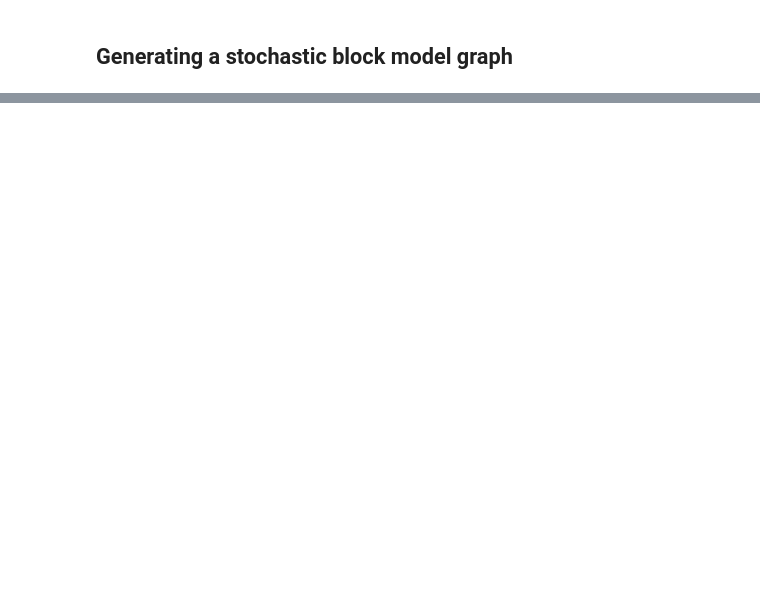
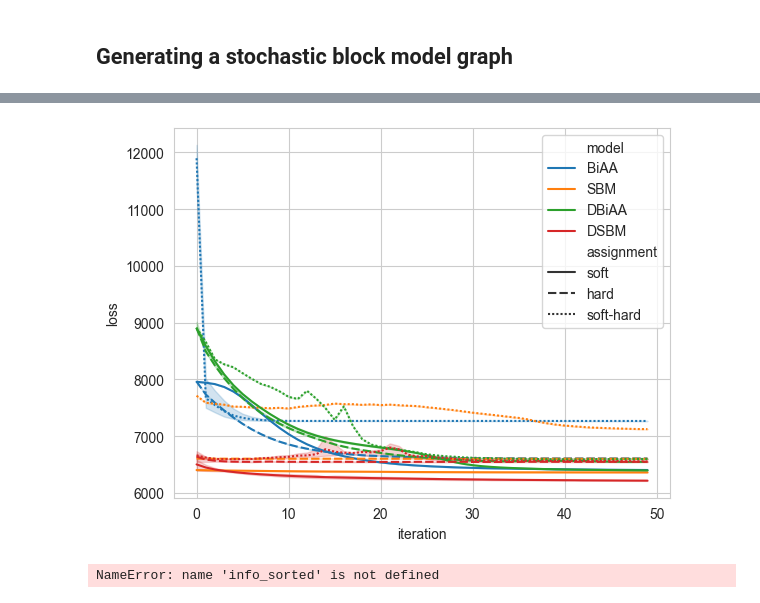
Before and after one commit to aleixalcacer/JA-BIAA-SBM, a Jupyter notebook: simulated_data.ipynb, the cells around one changed output, grey strips where cells are left out. Cells and saved outputs as stored; diff of their text form; code cells hidden in the pictures; blank space fills up the shorter version.

Commit message:
Run all examples using cuda

```diff
--- a/simulated_data.ipynb
+++ b/simulated_data.ipynb
@@ -84,0 +72,34 @@ plt.show()
+# %%
+data_tensor = torch.tensor(data_shuffle, dtype=torch.float32)
+# %%
+assignments = ["soft", "hard", "soft-hard"]
+models = [BiAA, SBM, DBiAA, DSBM]
+results = None
+
+biaa_model = None
+for assignment in assignments:
+    for model in models:
+        print(f"Assignment: {assignment}")
+        best_model = None
+        for _ in range(3):
+            if model in [BiAA, DBiAA]:
+                model_i = model(n_archetypes, data_tensor, likelihood="bernoulli", assignment=assignment, device="cpu")
+            else:
+                model_i = model(n_archetypes, data_tensor, likelihood="bernoulli", assignment=assignment, device="cpu",
+                               biaa_model=biaa_model)
+            model_i.fit(500, learning_rate=0.01, threshold=0)
+
+            if not best_model or model_i.losses[-1] < best_model.losses[-1]:
+                best_model = model_i
+
+            # create a df with the results with three columns: assignment, iteration and model losses
+            ressults_i = pd.DataFrame(best_model.losses[::10], columns=["loss"])
+            ressults_i["assignment"] = assignment
+            ressults_i["iteration"] = ressults_i.index
+            ressults_i["model"] = model_i.__class__.__name__
+            results = pd.concat([results, ressults_i], ignore_index=True)
+
+            # plt.plot(best_model.losses, label=assignment)
+
+        if model in [BiAA, DBiAA]:
+            biaa_model = best_model
@@ -85,2 +124,26 @@ plt.show()
+# %%
+sns.lineplot(data=results, x="iteration", y="loss", hue="model", style="assignment")
+
+plt.show()
+# %% [output]
+[figure, added]
+# %%
+true_labels = labels[0][info_shuffle["perms"][0]][info_sorted["perms"][0]]
+pred_labels = info_sorted["labels"][0]
+scores = info_sorted["scores"][0]
+
+# select only labels that has a score grater than 0.9
+
+thresh = 0.75
+pred_labels = pred_labels[scores > thresh]
+true_labels = true_labels[scores > thresh]
+# compare labels using normalized mutual information
+
+from sklearn.metrics import normalized_mutual_info_score
+
+nmi = normalized_mutual_info_score(true_labels, pred_labels)
+print(f"Normalized mutual information: {nmi:.3f}")
+# %% [output]
+NameError: name 'info_sorted' is not defined
 # %%
 from sklearn.metrics import average_precision_score, roc_auc_score
```
Also changed, not shown: parts of 24 cells of this notebook, 37 other files.
